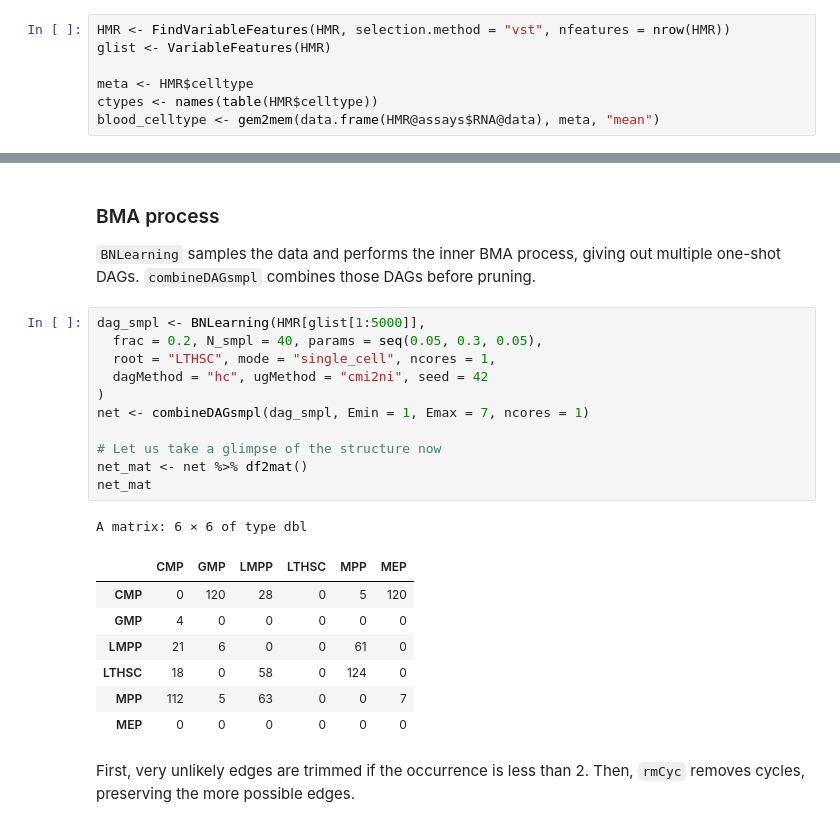
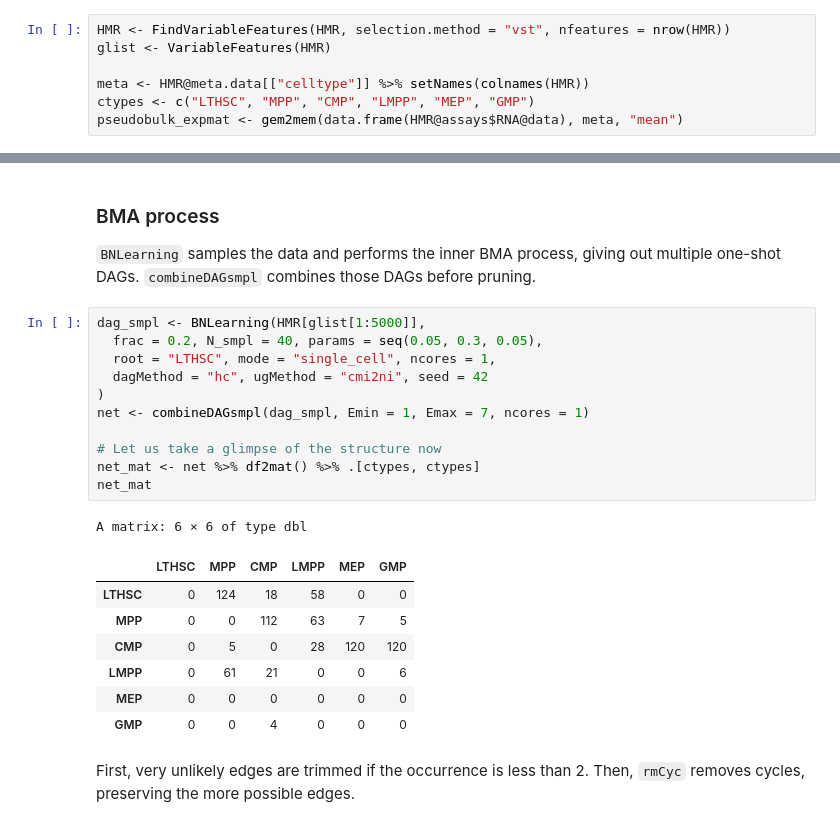
Before and after one commit to Lan-lab/CausFate, a Jupyter notebook: tutorials/single-cell.ipynb, the cells around one changed output, grey strips where cells are left out. Saved outputs shown, nothing was run; the diff lists cells and outputs as text.

```diff
--- a/tutorials/single-cell.ipynb
+++ b/tutorials/single-cell.ipynb
@@ -54,9 +57,9 @@ Note that `gem2mem` is used to transform the single-cell data to cell type-speci
 HMR <- FindVariableFeatures(HMR, selection.method = "vst", nfeatures = nrow(HMR))
 glist <- VariableFeatures(HMR)
 
-meta <- HMR$celltype
-ctypes <- names(table(HMR$celltype))
-blood_celltype <- gem2mem(data.frame(HMR@assays$RNA@data), meta, "mean")
+meta <- HMR@meta.data[["celltype"]] %>% setNames(colnames(HMR))
+ctypes <- c("LTHSC", "MPP", "CMP", "LMPP", "MEP", "GMP")
+pseudobulk_expmat <- gem2mem(data.frame(HMR@assays$RNA@data), meta, "mean")
 # %% [output]
 Warning message:
 "Command FindVariableFeatures.RNA changing from SeuratCommand to SeuratCommand"
@@ -67,23 +70,23 @@ Warning message:
 # %%
 dag_smpl <- BNLearning(HMR[glist[1:5000]],
   frac = 0.2, N_smpl = 40, params = seq(0.05, 0.3, 0.05),
   root = "LTHSC", mode = "single_cell", ncores = 1,
   dagMethod = "hc", ugMethod = "cmi2ni", seed = 42
 )
 net <- combineDAGsmpl(dag_smpl, Emin = 1, Emax = 7, ncores = 1)
 
 # Let us take a glimpse of the structure now
-net_mat <- net %>% df2mat()
+net_mat <- net %>% df2mat() %>% .[ctypes, ctypes]
 net_mat
 # %% [output]
 A matrix: 6 × 6 of type dbl
-|  | CMP | GMP | LMPP | LTHSC | MPP | MEP |
-| CMP | 0 | 120 | 28 | 0 | 5 | 120 |
-| GMP | 4 | 0 | 0 | 0 | 0 | 0 |
-| LMPP | 21 | 6 | 0 | 0 | 61 | 0 |
-| LTHSC | 18 | 0 | 58 | 0 | 124 | 0 |
-| MPP | 112 | 5 | 63 | 0 | 0 | 7 |
+|  | LTHSC | MPP | CMP | LMPP | MEP | GMP |
+| LTHSC | 0 | 124 | 18 | 58 | 0 | 0 |
+| MPP | 0 | 0 | 112 | 63 | 7 | 5 |
+| CMP | 0 | 5 | 0 | 28 | 120 | 120 |
+| LMPP | 0 | 61 | 21 | 0 | 0 | 6 |
 | MEP | 0 | 0 | 0 | 0 | 0 | 0 |
+| GMP | 0 | 0 | 4 | 0 | 0 | 0 |
 # %% [markdown]
 First, very unlikely edges are trimmed if the occurrence is less than 2. Then, `rmCyc` removes cycles, preserving the more possible edges.
 # %%
```
Also changed, not shown: parts of 10 cells of this notebook, 1 other file.
